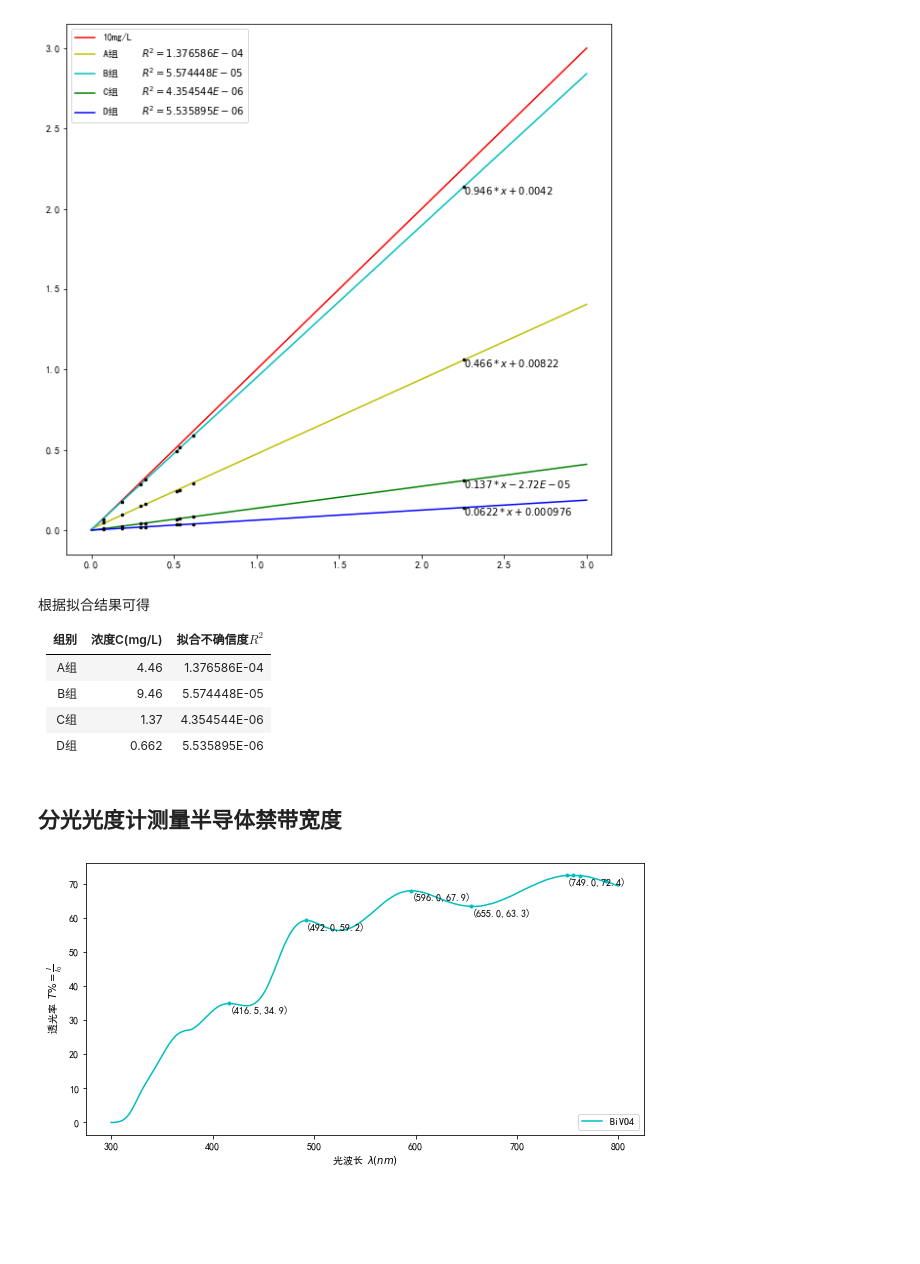
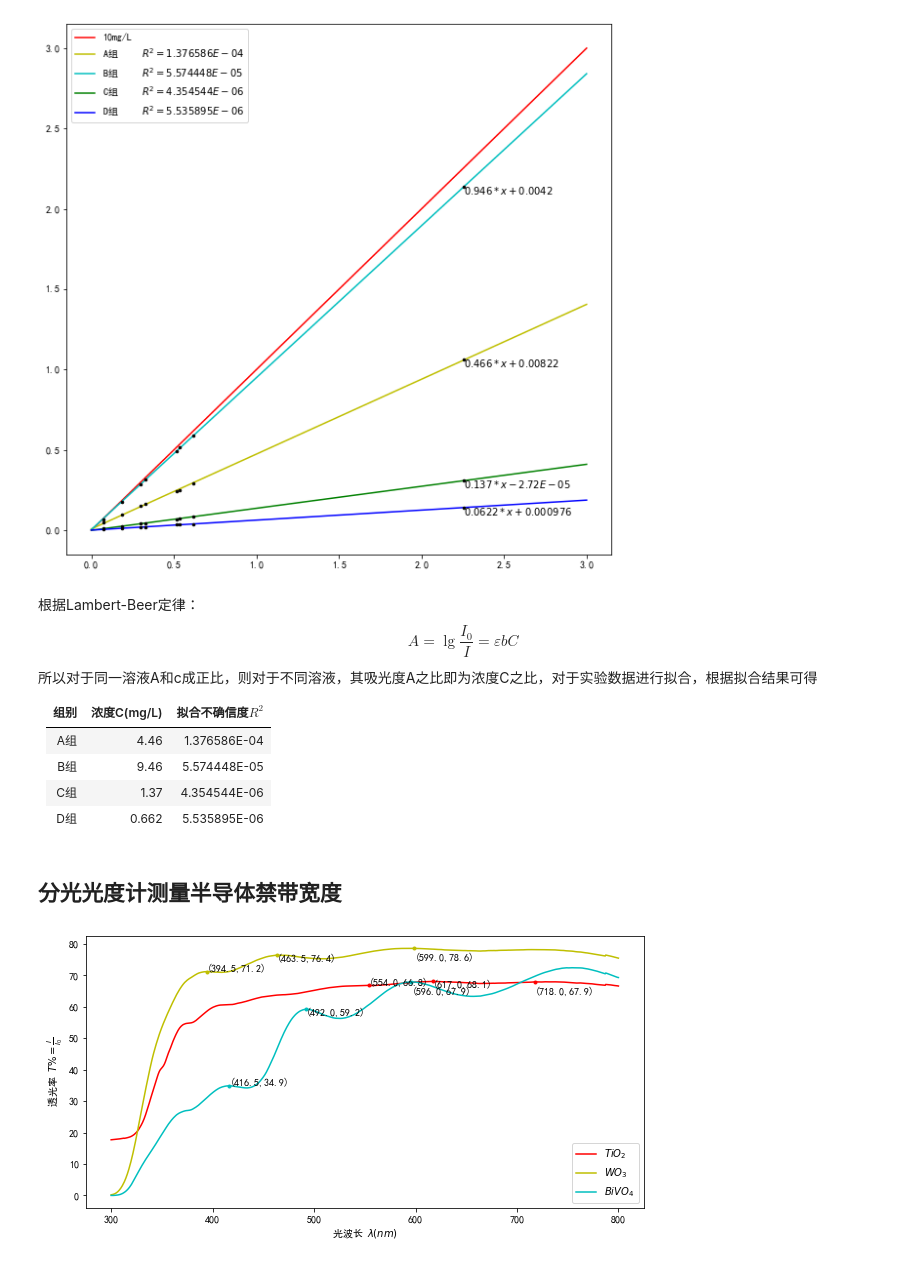
Before and after one commit to tsaihsiaoyi/Jupyter, a Jupyter notebook: Experimental_data/test.ipynb, the cells around one changed output. Saved outputs shown, nothing was run; the diff lists cells and outputs as text; code cells hidden in the pictures; blank space fills up the shorter version.

```diff
--- a/Experimental_data/test.ipynb
+++ b/Experimental_data/test.ipynb
@@ -54,14 +53,16 @@ for i in range(1,5):
     res=np.poly1d(fit)
     r2=sum((res(y_0)-y_1)**2)
     plt.plot(np.linspace(0,3,100),res(np.linspace(0,3,100)),label=name_lis[i]+' '*5+'$R^2='+'%E'%r2+'$',color=color[i])
-    plt.text(max(y_0),max(y_1)-0.05,'$'+'%.3G'%fit[0]+('*x+' if fit[1]>0 else '*x')+'%.3G'%fit[1]+'$')
-    plt.plot(y_0,y_1,'.',color='black',markersize=5)
+    plt.text(max(y_0),max(y_1)-0.05,'$%.3G'%fit[0]+('*x+' if fit[1]>0 else '*x')+'%.3G'%fit[1]+'$')
+    plt.plot(y_0,y_1,'.',color='k',markersize=5)
 plt.legend()
 plt.show()
 # %% [output]
 [figure]
 # %% [markdown]
-根据拟合结果可得
+根据Lambert-Beer定律：
+$$A=\lg{\frac{I_0}{I}}=\varepsilon bC$$
+所以对于同一溶液A和c成正比，则对于不同溶液，其吸光度A之比即为浓度C之比，对于实验数据进行拟合，根据拟合结果可得
 
 |组别|浓度C(mg/L)|拟合不确信度$R^2$|
 |:-|:-|:-|
@@ -76,26 +77,26 @@ TiO2=pd.read_csv('TiO2.csv',usecols=[0,1])
 WO3=pd.read_csv('WO3.csv',usecols=[0,1])
 BiVO4=pd.read_csv('BiVO4.csv',usecols=[0,1])
 data_lis_2=[TiO2,WO3,BiVO4]
-name_lis_2=['TiO2','WO3','BiVO4']
+name_lis_2=['TiO_2','WO_3','BiVO_4']
 # %%
 plt.figure(figsize=[10,5])
 plt.xlabel(r'光波长 $\lambda(nm)$')
 plt.ylabel(r'透光率 $T\%=\frac{I}{I_0}$')
 result={}
-for i in range(2,3):
+for i in range(3):
     xy=data_lis_2[i].values.T
     x=xy[0]
     y=signal.savgol_filter(xy[1],53,10)
-    peaks=signal.find_peaks(y,prominence=0.005)
-    peaks_x=[x[i] for i in peaks[0]]
-    peaks_y=[y[i] for i in peaks[0]]
+    peaks=signal.find_peaks(y,prominence=0.05,height=30)
+    peaks_x=[x[i] for i in peaks[0]][-1:-4:-1]
+    peaks_y=[y[i] for i in peaks[0]][-1:-4:-1]
     result[name_lis_2[i]]=peaks_x
     plt.plot(peaks_x,peaks_y,'.',color=color[i])
-    plt.plot(x,y,color=color[i],label=name_lis_2[i])
-    for i in range(3,len(peaks_x)):
-        plt.text(peaks_x[i],peaks_y[i]-3,s='('+str('%.1f'%peaks_x[i])+','+str('%.1f'%peaks_y[i])+')')
+    plt.plot(x,y,color=color[i],label='$%s$'%name_lis_2[i])
+    for i in range(len(peaks_x)):
+        plt.text(peaks_x[i],peaks_y[i]-i*2,s='(%.1f,%.1f)'%(peaks_x[i],peaks_y[i]))
     #plt.text(peaks_x,peaks_y-3,s='('+str('%.1f'%peaks_x)+','+str('%.1f'%peaks_y)+')')
 plt.legend(loc=4)
 plt.show()
 # %% [output]
-[figure, old version]
+[figure, new version]
```
Also changed, not shown: parts of 8 cells of this notebook.
